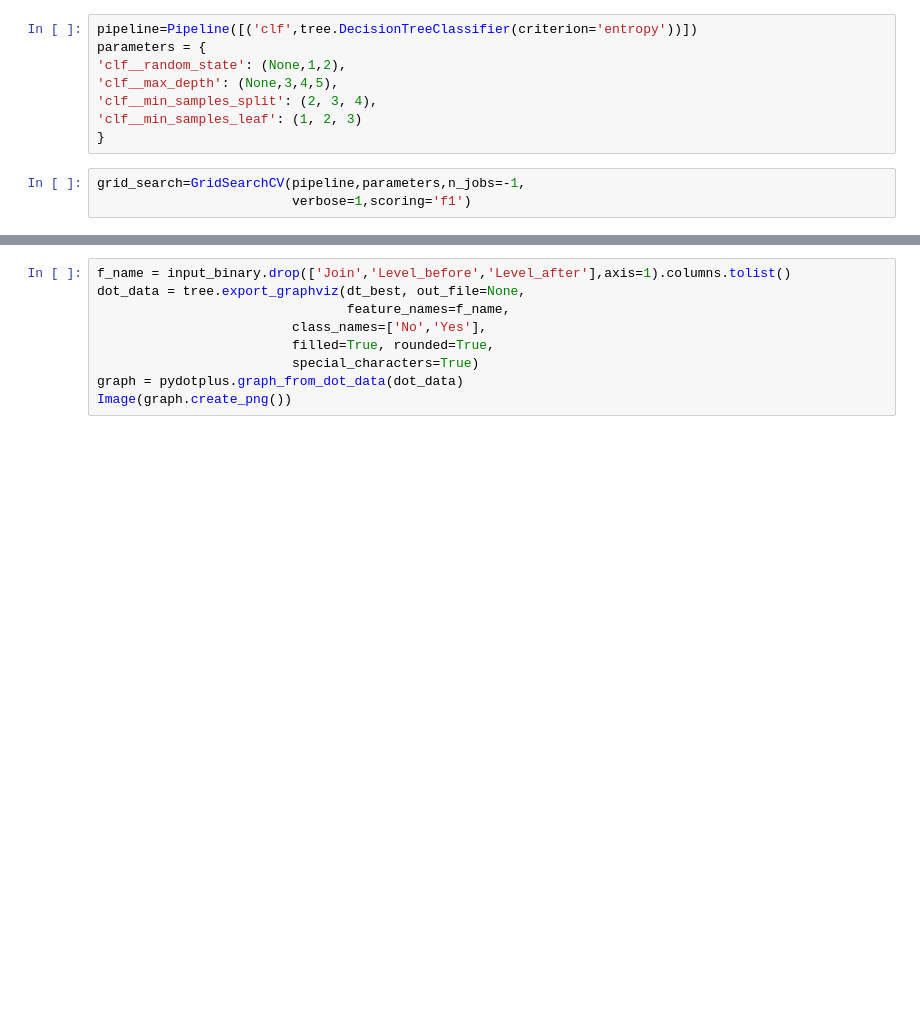
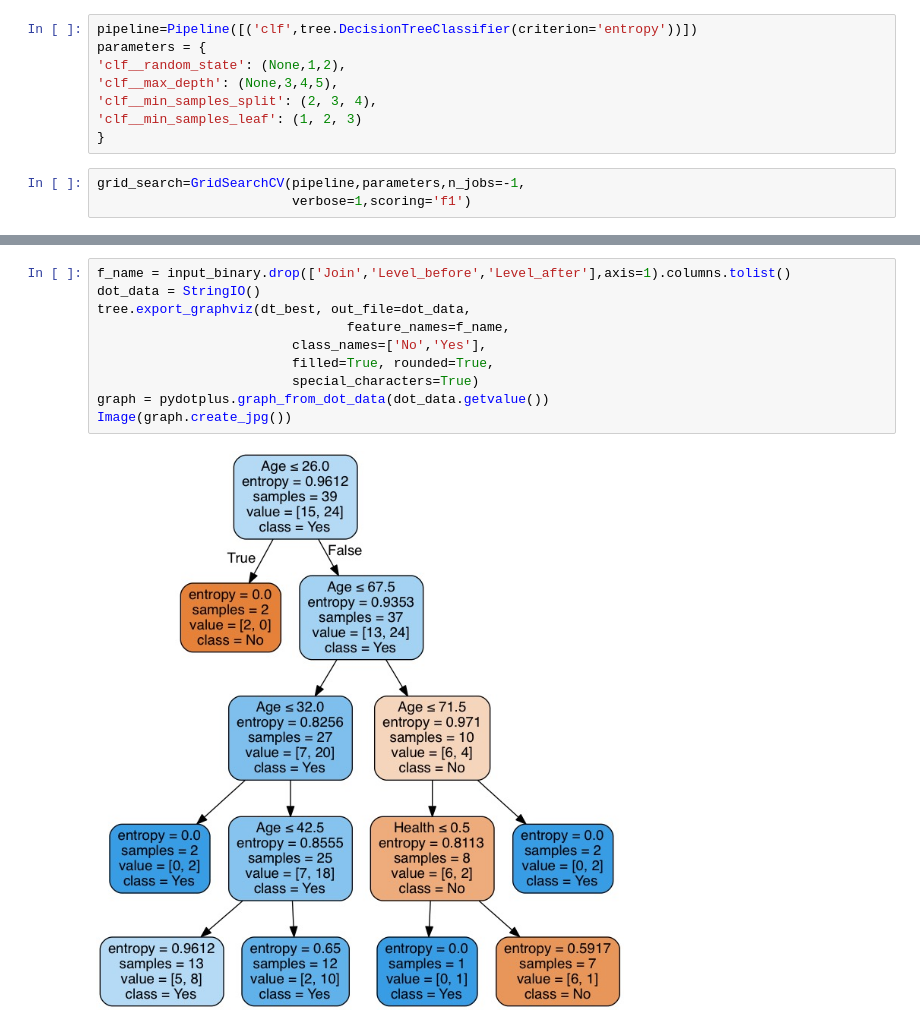
Before and after one commit to DeepinSC/Machine_learning-Countryside, a Jupyter notebook: Decision_Tree_ mac.ipynb, the cells around one changed output, grey strips where cells are left out. Drawn from its saved outputs; the diff is of its cells as text; blank space fills up the shorter version.

```diff
--- a/Decision_Tree_ mac.ipynb
+++ b/Decision_Tree_ mac.ipynb
@@ -200,11 +216,14 @@ dt_best = best_parameters['clf']
 # %%
 f_name = input_binary.drop(['Join','Level_before','Level_after'],axis=1).columns.tolist()
-dot_data = tree.export_graphviz(dt_best, out_file=None,
+dot_data = StringIO()
+tree.export_graphviz(dt_best, out_file=dot_data,
                                 feature_names=f_name,
                          class_names=['No','Yes'],
                          filled=True, rounded=True,
                          special_characters=True)
-graph = pydotplus.graph_from_dot_data(dot_data)
-Image(graph.create_png())
+graph = pydotplus.graph_from_dot_data(dot_data.getvalue())
+Image(graph.create_jpg())
+# %% [output]
+[figure, added]
 # %%
 dt_best.score(X_qm,y_qm)
```
Also changed, not shown: parts of 23 cells of this notebook, 2 other files.
